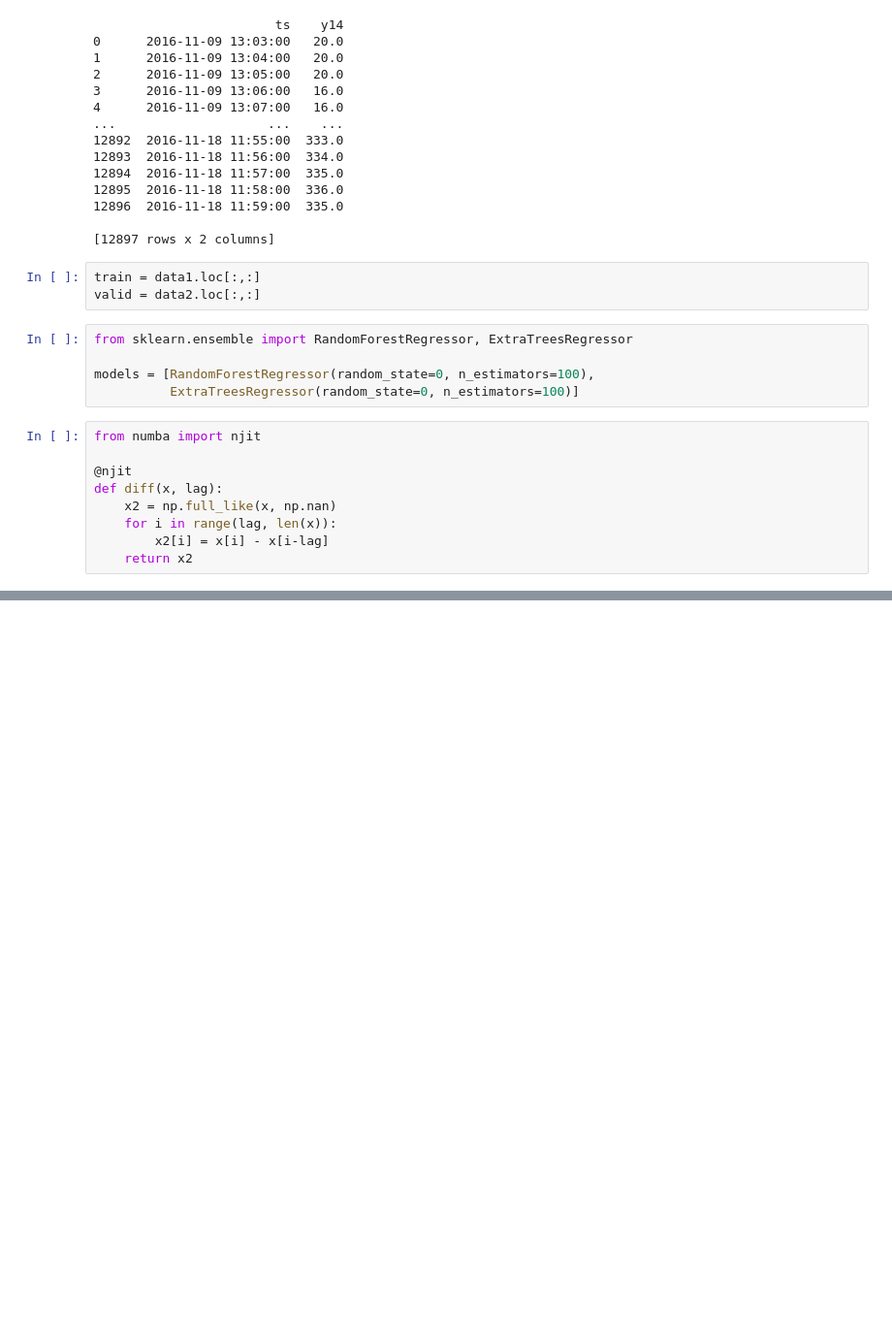
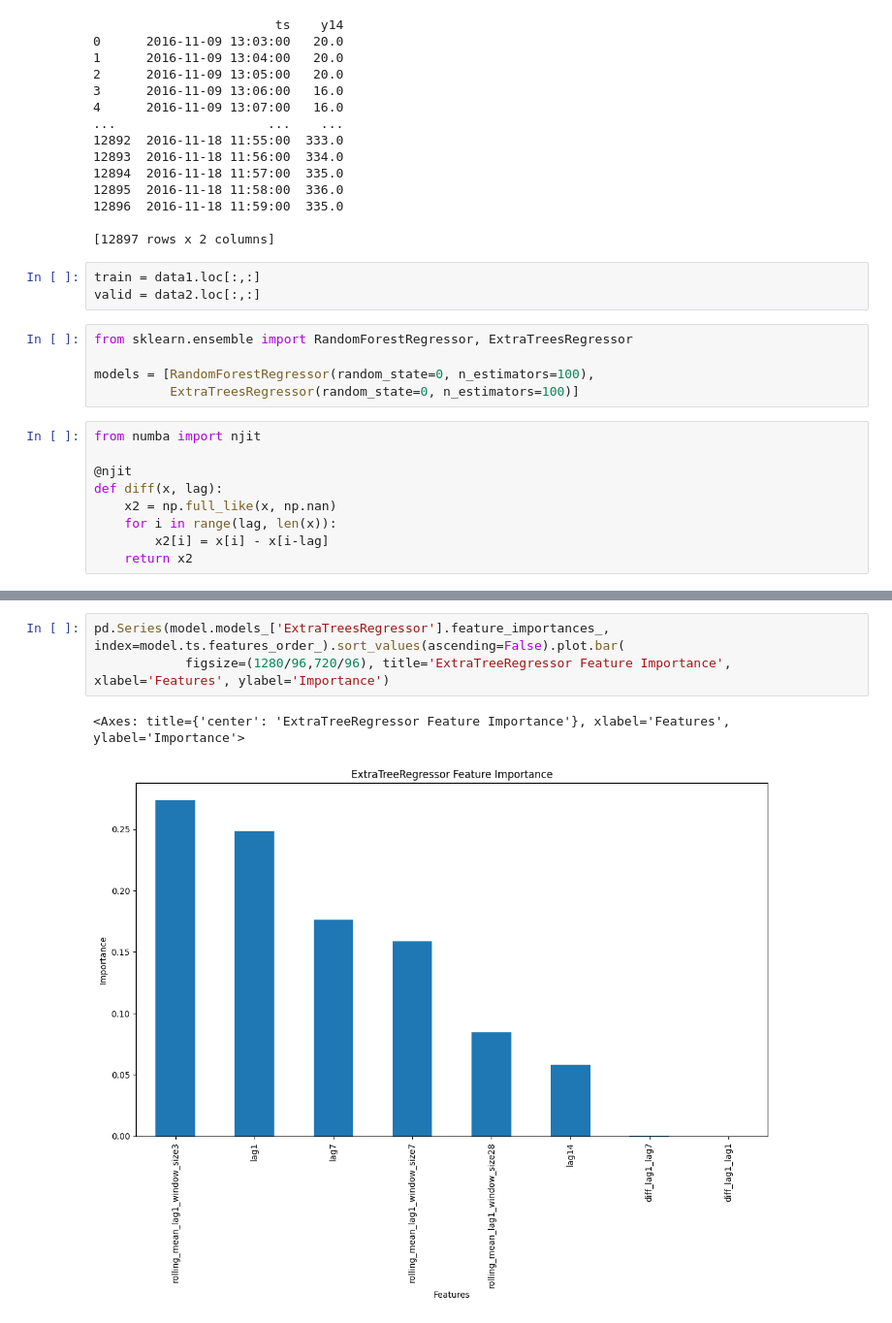
Before and after one commit to eugene0628/parking-predictor, a Jupyter notebook: ml-model/ParkingPredictNB.ipynb, the cells around one changed output, grey strips where cells are left out. Shown at 97% size. Drawn from its saved outputs; the diff is of its cells as text; blank space fills up the shorter version.

```diff
--- a/ml-model/ParkingPredictNB.ipynb
+++ b/ml-model/ParkingPredictNB.ipynb
@@ -112,0 +130,6 @@ model = MLForecast(models=models,
+# %%
+pd.Series(model.models_['ExtraTreesRegressor'].feature_importances_, index=model.ts.features_order_).sort_values(ascending=False).plot.bar(
+            figsize=(1280/96,720/96), title='ExtraTreeRegressor Feature Importance', xlabel='Features', ylabel='Importance')
+# %% [output]
+<Axes: title={'center': 'ExtraTreeRegressor Feature Importance'}, xlabel='Features', ylabel='Importance'>
+[figure, added]
```
Also changed, not shown: parts of 7 cells of this notebook.
